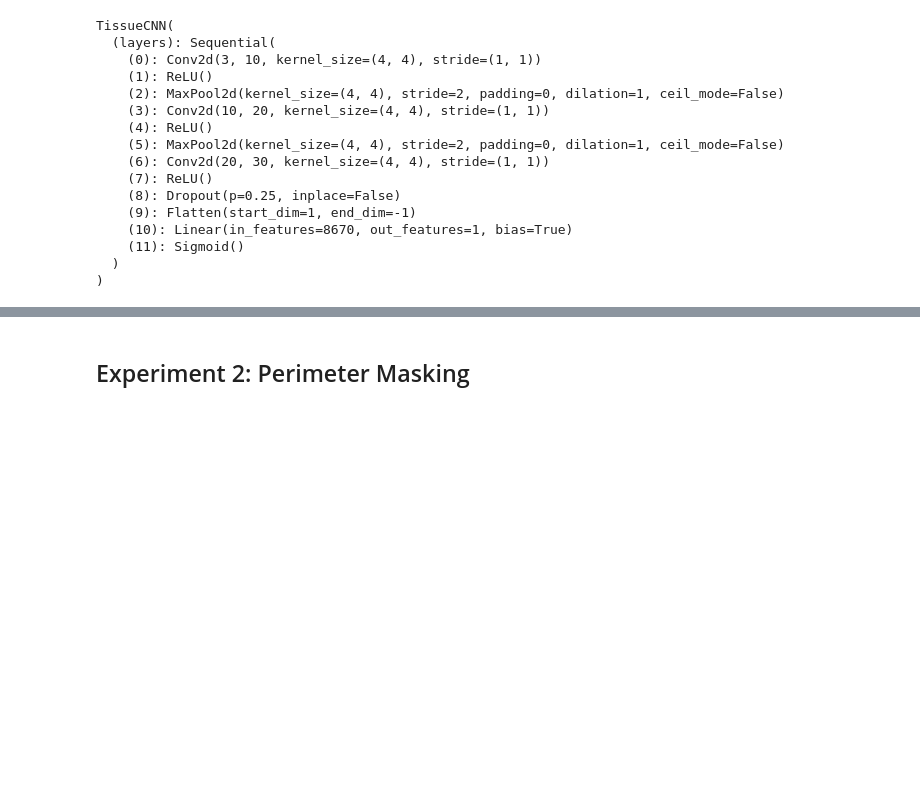
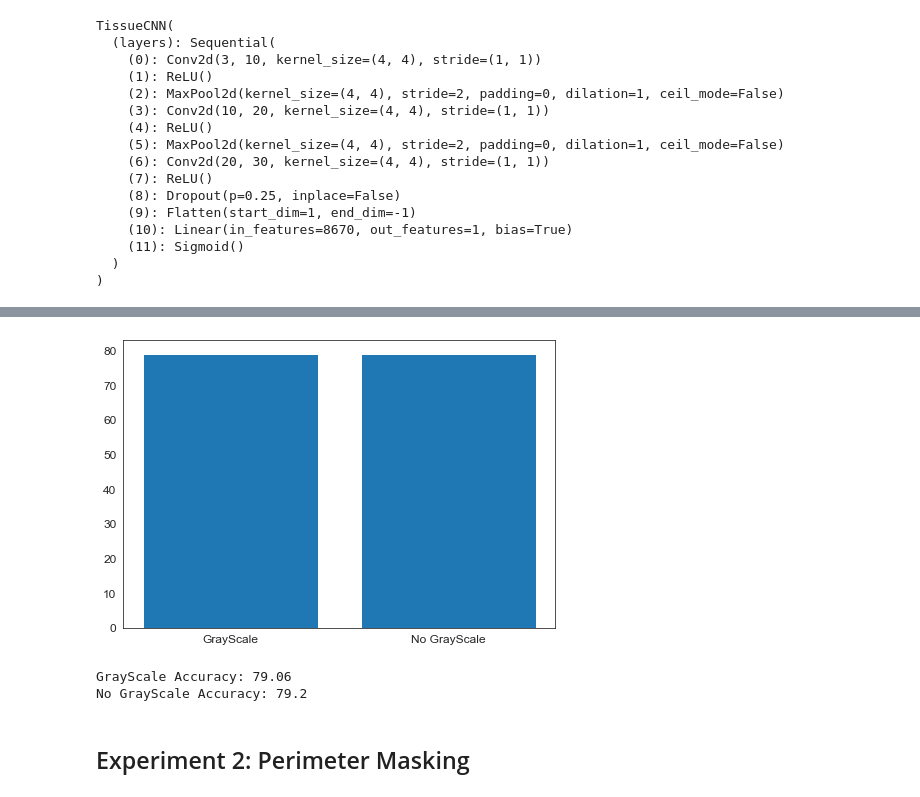
Before and after one commit to waleedrana1/NeuralNetsProject, a Jupyter notebook: Neural_Net_final_project.ipynb, the cells around one changed output, grey strips where cells are left out. Saved outputs shown, nothing was run; the diff lists cells and outputs as text; code cells hidden in the pictures; blank space fills up the shorter version.

```diff
--- a/Neural_Net_final_project.ipynb
+++ b/Neural_Net_final_project.ipynb
@@ -364,3 +366,17 @@ Test accuracy: 79.980
+# %%
+fig = plt.figure()
+ax = fig.add_axes([0,0,1,1])
+types = ['GrayScale', 'No GrayScale']
+acc = [grayscale_acc, orig_acc]
+ax.bar(types,acc)
+plt.show()
+
+print("GrayScale Accuracy: " + str(grayscale_acc))
+print("No GrayScale Accuracy: " + str(orig_acc))
+# %% [output]
+[figure, added]
+GrayScale Accuracy: 79.06
+No GrayScale Accuracy: 79.2
 # %% [markdown]
 ## Experiment 2: Perimeter Masking
 # %%
```
Also changed, not shown: parts of 6 cells of this notebook.
